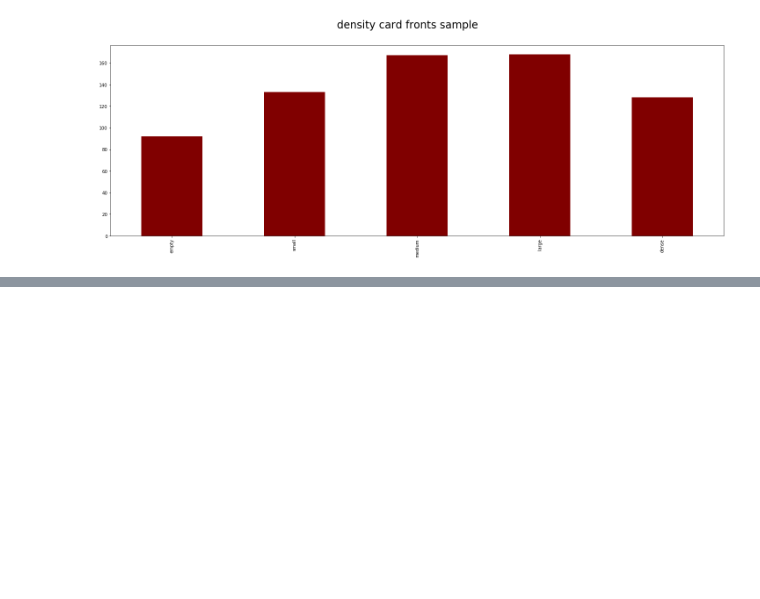
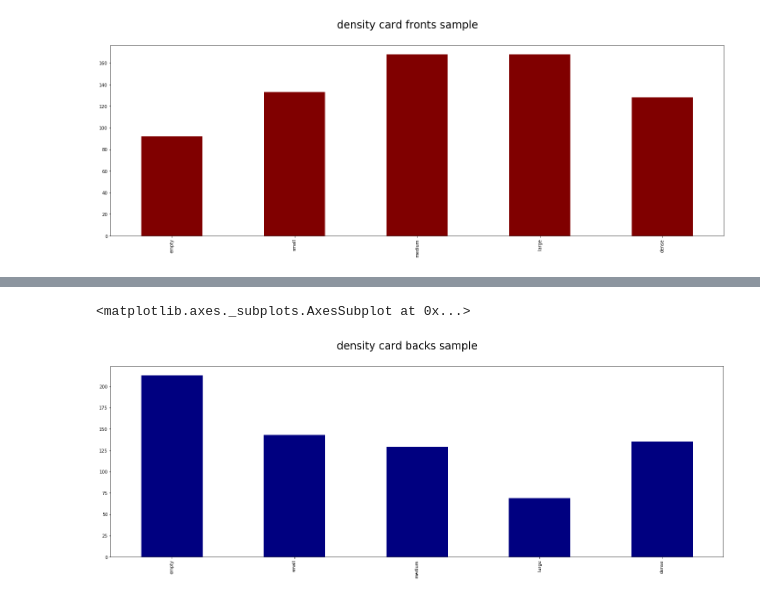
Before and after one commit to HoekR/MIGRANT, a Jupyter notebook: results/exploring_data_integration/notebooks/emigration_data_explorations_part5_sample_densities.ipynb, the cells around one changed output, grey strips where cells are left out. Cells and saved outputs as stored; diff of their text form; code cells hidden in the pictures; blank space fills up the shorter version.

```diff
--- a/results/exploring_data_integration/notebooks/emigration_data_explorations_part5_sample_densities.ipynb
+++ b/results/exploring_data_integration/notebooks/emigration_data_explorations_part5_sample_densities.ipynb
@@ -241,0 +181,6 @@ ValueError:
+# %%
+backs = pd.cut(even_edges.edges, [0, 200, 600, 1200, 1900, even_edges.edges.max()],
+               labels=['empty','small', 'medium','large','dense']).value_counts()
+backs.sort_index(inplace=True)
+print(backs)
+print(backs.sum())
@@ -241,0 +195,8 @@ ValueError:
+# %%
+fig = plt.figure(figsize=(25, 8))
+fig.suptitle("density card backs sample", fontsize="24")
+ax1 = fig.add_subplot(111)
+backs.sort_index().plot.bar(color='navy', ax=ax1)
+# %% [output]
+<matplotlib.axes._subplots.AxesSubplot at 0x...>
+[figure, added]
```
Also changed, not shown: parts of 111 cells of this notebook, 8 other files.
